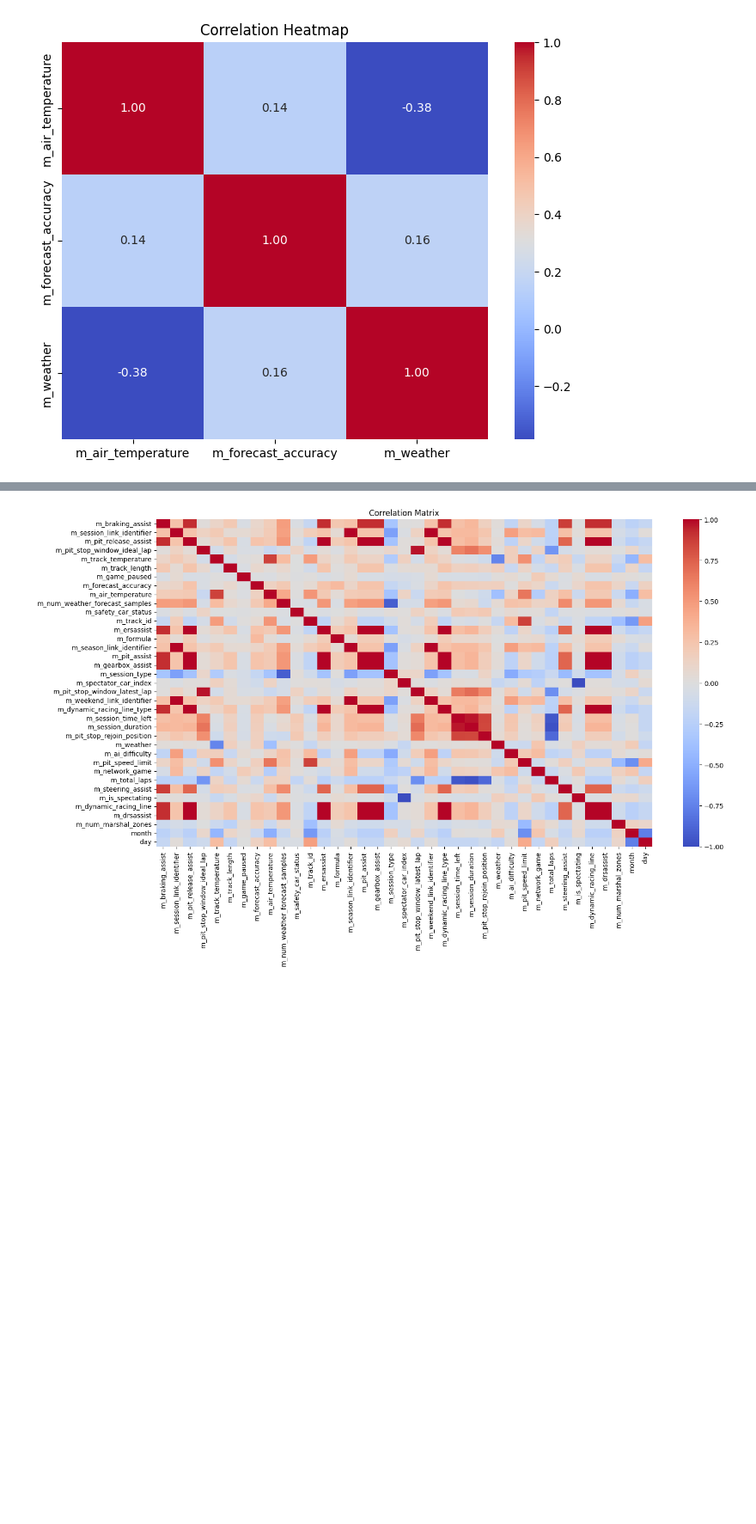
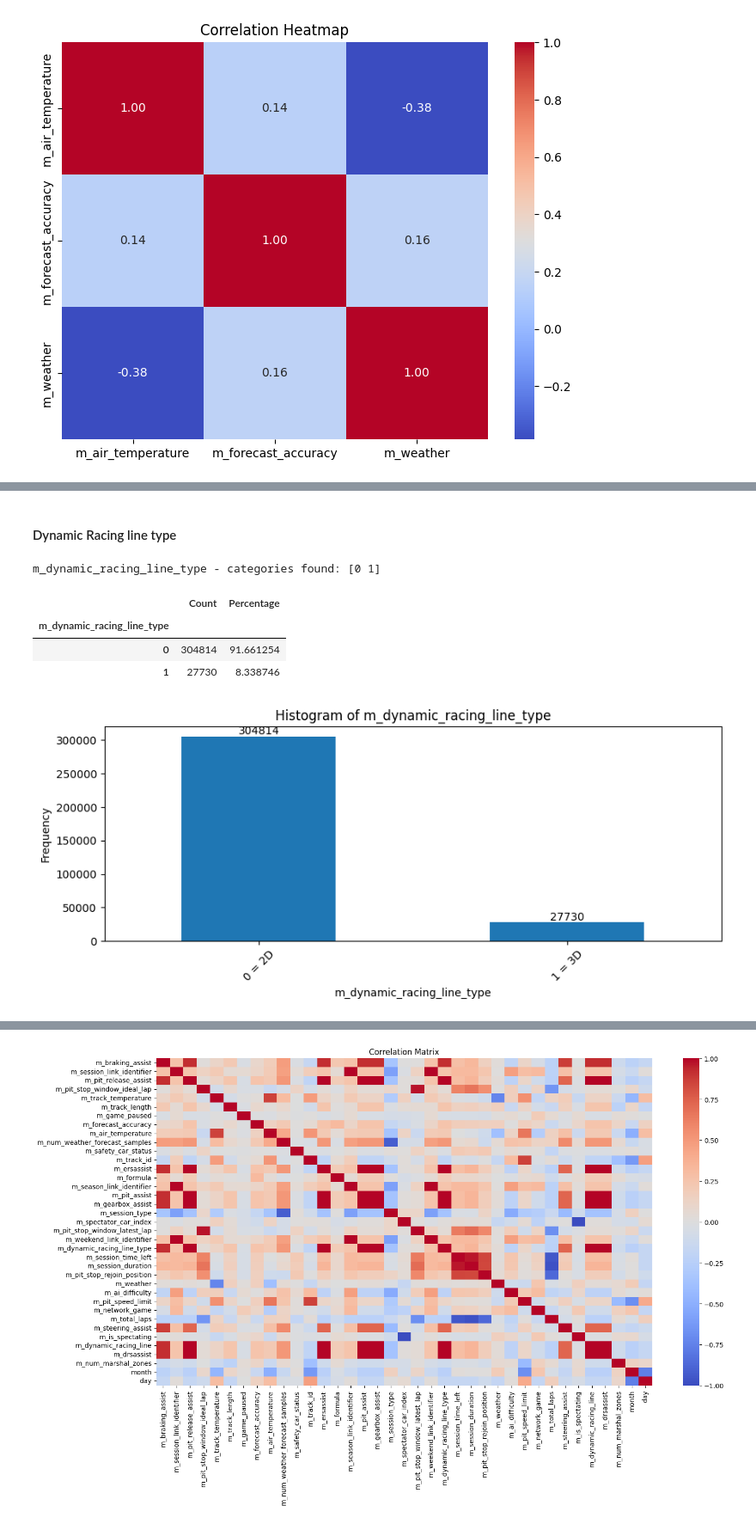
Before and after one commit to omanar1/usable_ai, a Jupyter notebook: Homework/HW5_assignment_m05_eda_Ricardo OMANA.ipynb, the cells around one changed output, grey strips where cells are left out. Shown at 86% size. Saved outputs shown, nothing was run; the diff lists cells and outputs as text; code cells hidden in the pictures; blank space fills up the shorter version.

```diff
--- a/Homework/HW5_assignment_m05_eda_Ricardo OMANA.ipynb
+++ b/Homework/HW5_assignment_m05_eda_Ricardo OMANA.ipynb
@@ -1607,0 +1641,16 @@ m_weather                    -0.384900             0.160750    1.00000
+# %% [markdown]
+#### Dynamic Racing line type ####
+# %%
+# Define category mapping
+category_mapping = {
+    0 : '0 = 2D',
+    1 : '1 = 3D'}
+
+bar_plot(df_weather,'m_dynamic_racing_line_type',category_mapping)
+# %% [output]
+m_dynamic_racing_line_type - categories found: [0 1]
+|  | Count | Percentage |
+| m_dynamic_racing_line_type |  |  |
+| 0 | 304814 | 91.661254 |
+| 1 | 27730 | 8.338746 |
+[figure, added]
```
Also changed, not shown: parts of 19 cells of this notebook.
